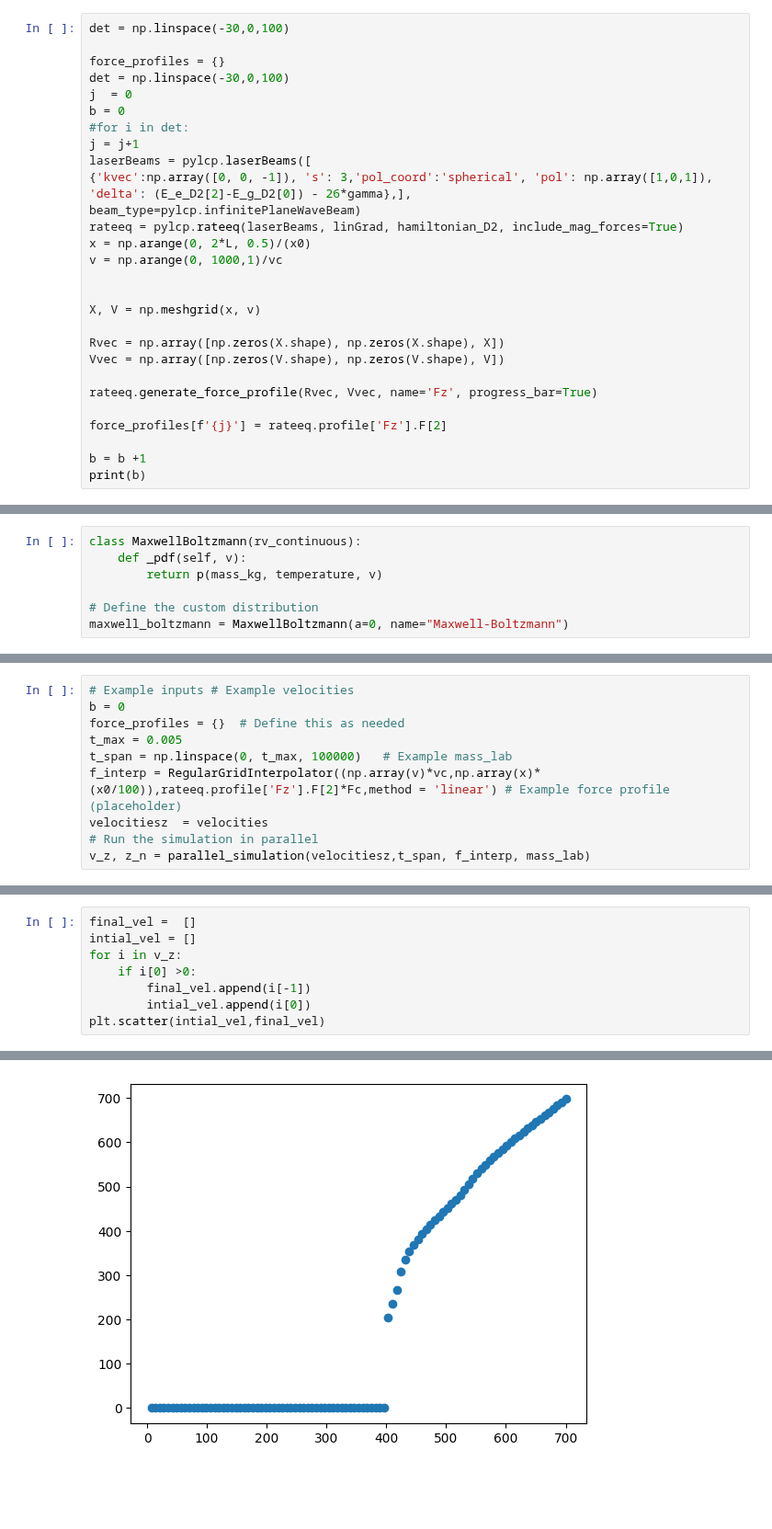
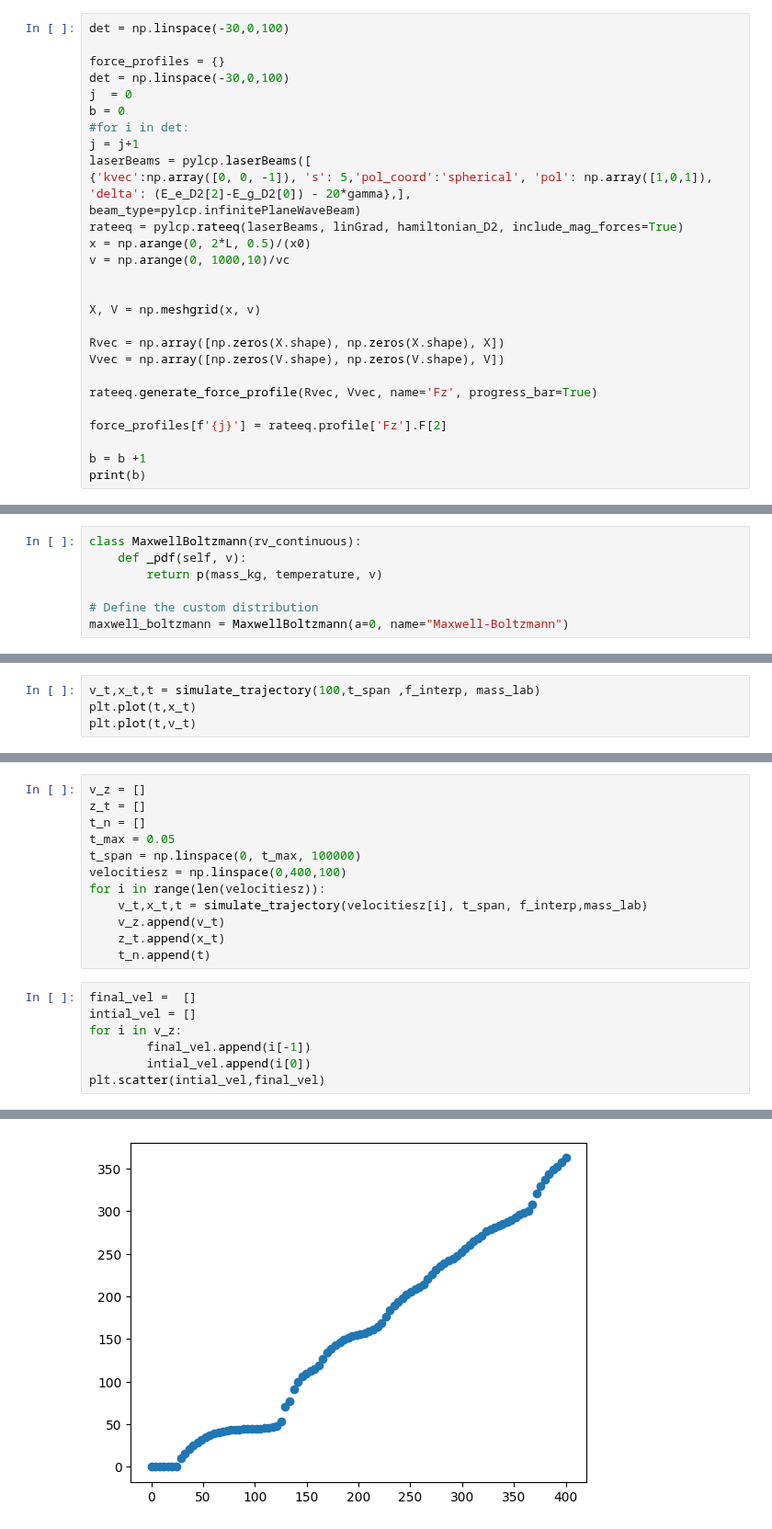
Before and after one commit to benfox4543/YB-zeeman-slower, a Jupyter notebook: zeeman slower_yb(fix after loosing good one).ipynb, the cells around one changed output, grey strips where cells are left out. Shown at 92% size. Cells and saved outputs as stored; diff of their text form; blank space fills up the shorter version.

Commit message:
checking interpolation match

```diff
--- a/zeeman slower_yb(fix after loosing good one).ipynb
+++ b/zeeman slower_yb(fix after loosing good one).ipynb
@@ -315,11 +316,11 @@ b = 0
 #for i in det:
 j = j+1
 laserBeams = pylcp.laserBeams([
-{'kvec':np.array([0, 0, -1]), 's': 3,'pol_coord':'spherical', 'pol': np.array([1,0,1]), 'delta': (E_e_D2[2]-E_g_D2[0]) - 26*gamma},],
+{'kvec':np.array([0, 0, -1]), 's': 5,'pol_coord':'spherical', 'pol': np.array([1,0,1]), 'delta': (E_e_D2[2]-E_g_D2[0]) - 20*gamma},],
 beam_type=pylcp.infinitePlaneWaveBeam)
 rateeq = pylcp.rateeq(laserBeams, linGrad, hamiltonian_D2, include_mag_forces=True)
 x = np.arange(0, 2*L, 0.5)/(x0)
-v = np.arange(0, 1000,1)/vc
+v = np.arange(0, 1000,10)/vc
 
 
 X, V = np.meshgrid(x, v)
@@ -594,10 +563,0 @@ def parallel_simulation(veloctiesz, t_span, f_interp, mass_lab):
-# %%
-# Example inputs # Example velocities
-b = 0
-force_profiles = {}  # Define this as needed
-t_max = 0.005
-t_span = np.linspace(0, t_max, 100000)   # Example mass_lab
-f_interp = RegularGridInterpolator((np.array(v)*vc,np.array(x)*(x0/100)),rateeq.profile['Fz'].F[2]*Fc,method = 'linear') # Example force profile (placeholder)
-velocitiesz  = velocities
-# Run the simulation in parallel
-v_z, z_n = parallel_simulation(velocitiesz,t_span, f_interp, mass_lab)
@@ -609,0 +569,4 @@ len(v_z), len(z_n)
+# %%
+v_t,x_t,t = simulate_trajectory(100,t_span ,f_interp, mass_lab)
+plt.plot(t,x_t)
+plt.plot(t,v_t)
@@ -610,11 +576,22 @@ len(v_z), len(z_n)
+# %%
+v_z = []
+z_t = []
+t_n = []
+t_max = 0.05
+t_span = np.linspace(0, t_max, 100000)
+velocitiesz = np.linspace(0,400,100)
+for i in range(len(velocitiesz)):
+    v_t,x_t,t = simulate_trajectory(velocitiesz[i], t_span, f_interp,mass_lab)
+    v_z.append(v_t)
+    z_t.append(x_t)
+    t_n.append(t)
 # %%
 final_vel =  []
 intial_vel = []
 for i in v_z:
-    if i[0] >0:
         final_vel.append(i[-1])
         intial_vel.append(i[0])
 plt.scatter(intial_vel,final_vel)
 # %% [output]
 <matplotlib.collections.PathCollection at 0x...>
-[figure, old version]
+[figure, new version]
```
Also changed, not shown: parts of 18 cells of this notebook.
